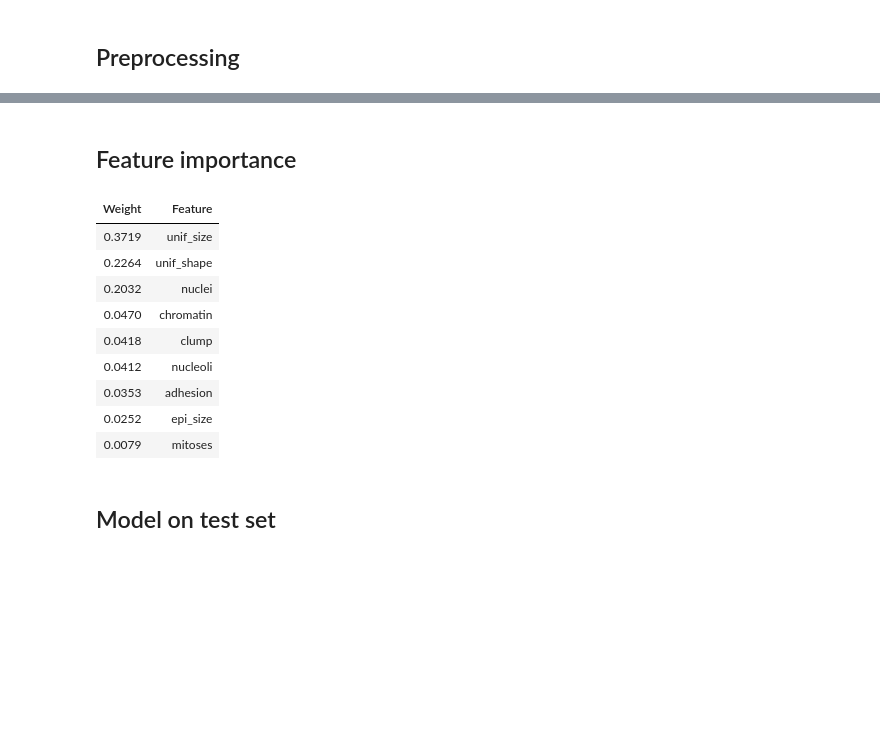
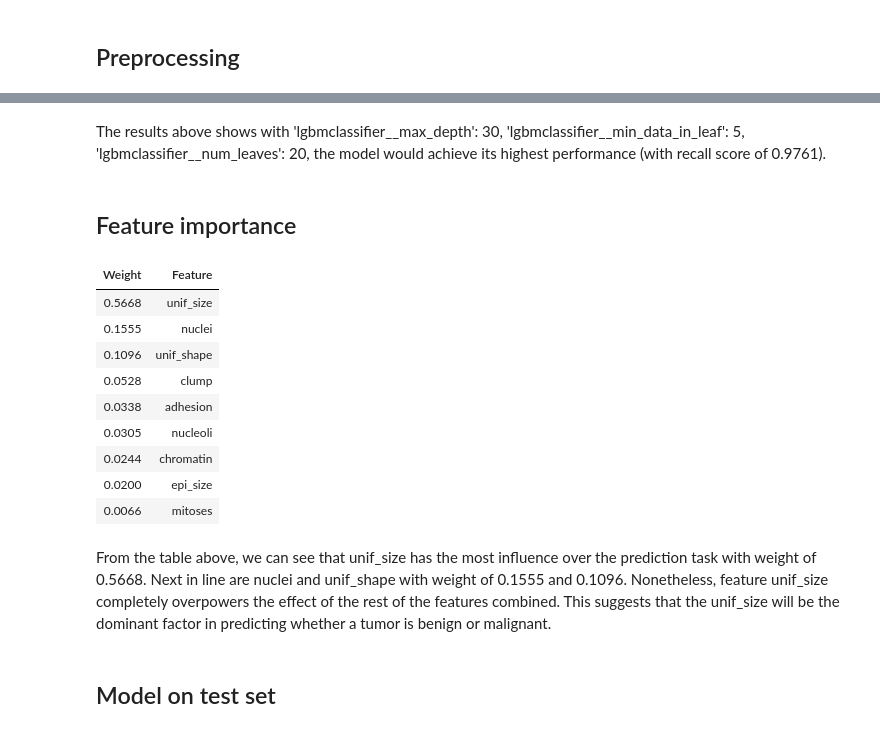
Before and after one commit to DSCI-310/DSCI-310-Group-5, a Jupyter notebook: analysis.ipynb, the cells around one changed output, grey strips where cells are left out. Cells and saved outputs as stored; diff of their text form; code cells hidden in the pictures; blank space fills up the shorter version.

```diff
--- a/analysis.ipynb
+++ b/analysis.ipynb
@@ -281,8 +292,8 @@ pd.DataFrame(results).T
 # %%
 rs_params = {
-        'lgbmclassifier__max_depth': (5, 30, 1),
-        'lgbmclassifier__min_data_in_leaf': (20, 120, 5),
-        'lgbmclassifier__num_leaves': (1200, 1550, 5)}
+        'lgbmclassifier__max_depth': (1, 30, 2),
+        'lgbmclassifier__min_data_in_leaf': (5, 1200, 5),
+        'lgbmclassifier__num_leaves': (20, 1550, 5)}
 
 search = GridSearchCV(
     pipe_lgbm,
@@ -317,23 +313,27 @@ print(search.best_params_)
+# %% [markdown]
+The results above shows with 'lgbmclassifier__max_depth': 30, 'lgbmclassifier__min_data_in_leaf': 5, 'lgbmclassifier__num_leaves': 20, the model would achieve its highest performance (with recall score of 0.9761).
 # %% [markdown]
 ## Feature importance
 # %%
-lgm = LGBMClassifier(max_depth = 5, min_data_in_leaf = 20, num_leaves = 1200, random_state=123)
+lgm = LGBMClassifier(max_depth = 30, min_data_in_leaf = 5, num_leaves = 20, random_state=123)
 pipe_lgbm = make_pipeline(ct, lgm)
 pipe_lgbm.fit(X_train, y_train)
 eli5.explain_weights(
     pipe_lgbm.named_steps["lgbmclassifier"], feature_names=numeric_looking_columns
 )
 # %% [output]
 | Weight | Feature |
-| 0.3719 | unif_size |
-| 0.2264 | unif_shape |
-| 0.2032 | nuclei |
-| 0.0470 | chromatin |
-| 0.0418 | clump |
-| 0.0412 | nucleoli |
-| 0.0353 | adhesion |
-| 0.0252 | epi_size |
-| 0.0079 | mitoses |
+| 0.5668 | unif_size |
+| 0.1555 | nuclei |
+| 0.1096 | unif_shape |
+| 0.0528 | clump |
+| 0.0338 | adhesion |
+| 0.0305 | nucleoli |
+| 0.0244 | chromatin |
+| 0.0200 | epi_size |
+| 0.0066 | mitoses |
+# %% [markdown]
+From the table above, we can see that unif_size has the most influence over the prediction task with weight of 0.5668. Next in line are nuclei and unif_shape with weight of 0.1555 and 0.1096. Nonetheless, feature unif_size completely overpowers the effect of the rest of the features combined. This suggests that the unif_size will be the dominant factor in predicting whether a tumor is benign or malignant.
 # %% [markdown]
 ## Model on test set
 # %%
```
Also changed, not shown: parts of 17 cells of this notebook.
